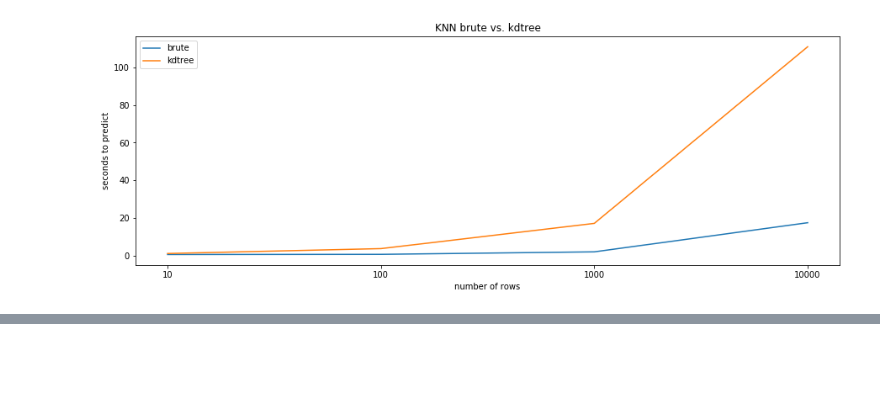
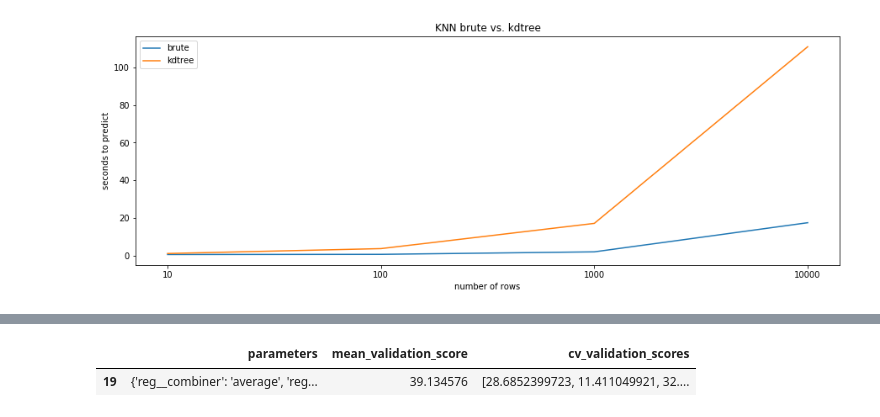
Before and after one commit to jgoerner/ml-homework, a Jupyter notebook: notebooks/01_KNN.ipynb, the cells around one changed output, grey strips where cells are left out. Saved outputs shown, nothing was run; the diff lists cells and outputs as text; code cells hidden in the pictures; blank space fills up the shorter version.

```diff
--- a/notebooks/01_KNN.ipynb
+++ b/notebooks/01_KNN.ipynb
@@ -210,0 +214,25 @@ plt.title("KNN brute vs. kdtree");
+# %%
+# Load the data
+df_airfoil = pd.read_csv("./data/airfoil_self_noise.csv", sep="\t", names=["x1","x2","x3","x4","x5","y"])
+
+X = df_airfoil.drop("y", axis=1).values
+y = df_airfoil["y"].values
+# %%
+# build the estimator
+ppl = Pipeline([("reg", KNNR())])
+
+# build the pipeline
+pgrid = [{'reg__k' : list(range(1, 31)),
+          'reg__combiner' : ["average", "median"]
+         },
+        ]
+
+# run the gridsearch
+gs_knn = GridSearchCV(estimator=ppl,
+                      param_grid=pgrid,
+                      cv=10,
+                      verbose=1,
+                      n_jobs=-1,
+                     )
+
+result = gs_knn.fit(X, y)
@@ -210,0 +244,7 @@ plt.title("KNN brute vs. kdtree");
+# %%
+# get the best result (a.k.a min MSE)
+df_result = pd.DataFrame(result.grid_scores_)
+df_result[df_result["mean_validation_score"] == df_result["mean_validation_score"].min()]
+# %% [output]
+|  | parameters | mean_validation_score | cv_validation_scores |
+| 19 | {'reg__combiner': 'average', 'reg... | 39.134576 | [28.6852399723, 11.411049921, 32.... |
```
Also changed, not shown: parts of 3 cells of this notebook, 2 other files.
